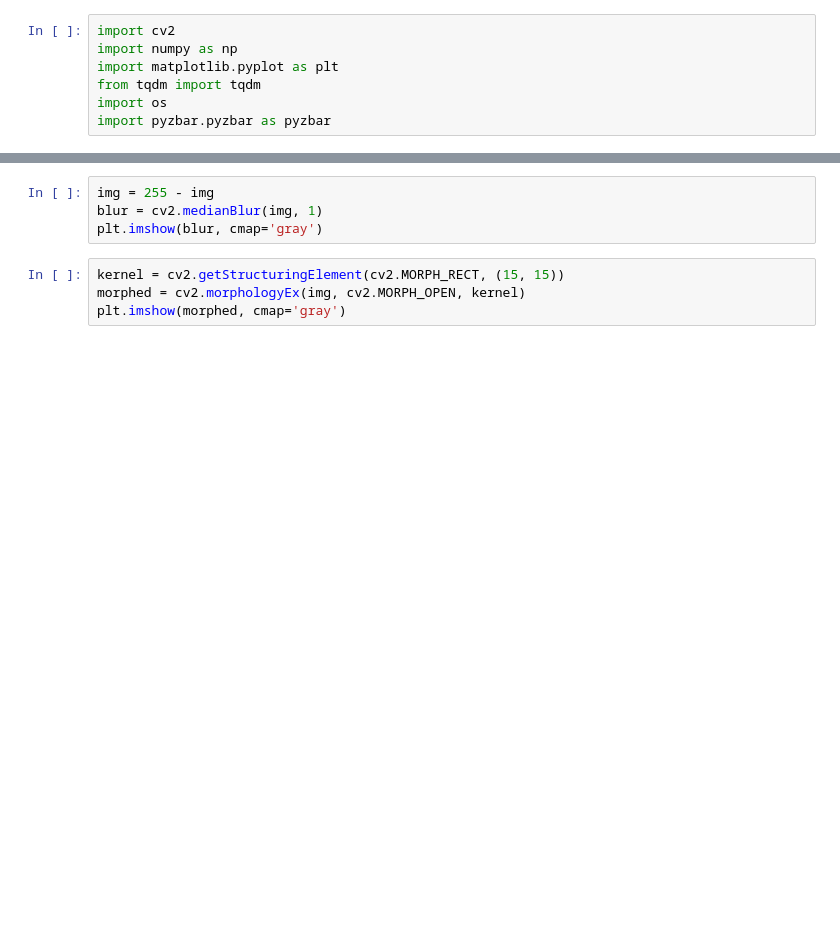
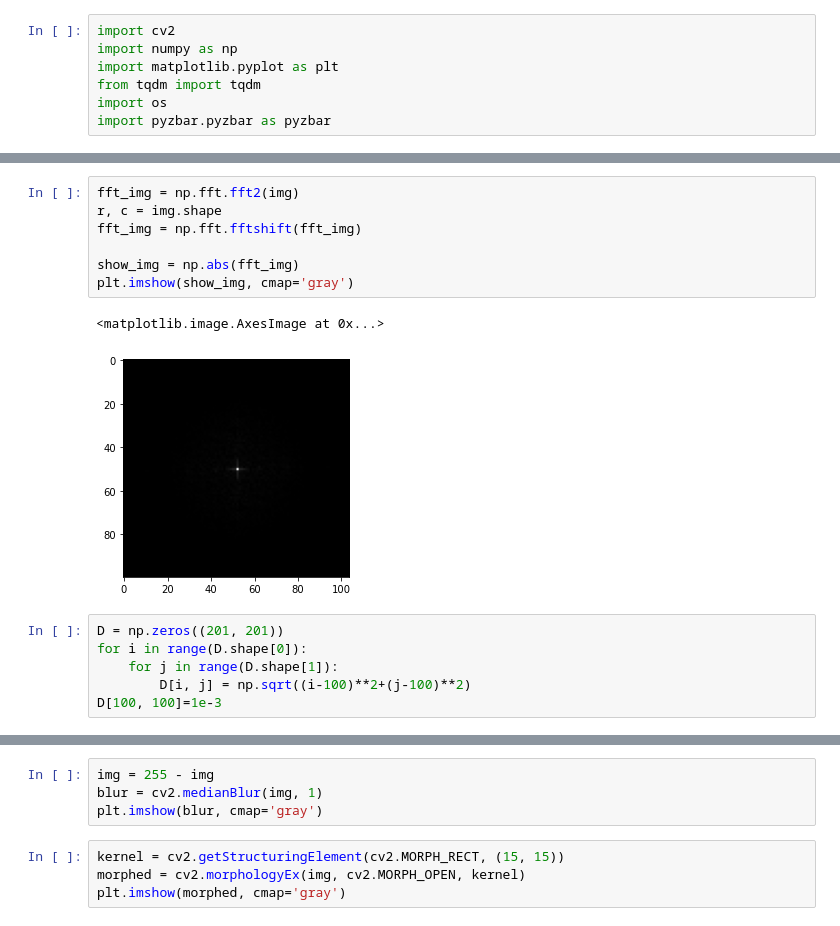
Before and after one commit to SpiritedAwayCN/2020-DIP-Final-Project, a Jupyter notebook: part3.ipynb, the cells around one changed output, grey strips where cells are left out. Cells and saved outputs as stored; diff of their text form; blank space fills up the shorter version.

```diff
--- a/part3.ipynb
+++ b/part3.ipynb
@@ -13,0 +19,16 @@ plt.imshow(img, cmap='gray')
+# %%
+fft_img = np.fft.fft2(img)
+r, c = img.shape
+fft_img = np.fft.fftshift(fft_img)
+
+show_img = np.abs(fft_img)
+plt.imshow(show_img, cmap='gray')
+# %% [output]
+<matplotlib.image.AxesImage at 0x...>
+[figure, added]
+# %%
+D = np.zeros((201, 201))
+for i in range(D.shape[0]):
+    for j in range(D.shape[1]):
+        D[i, j] = np.sqrt((i-100)**2+(j-100)**2)
+D[100, 100]=1e-3
```
Also changed, not shown: parts of 15 cells of this notebook, 4 other files.
